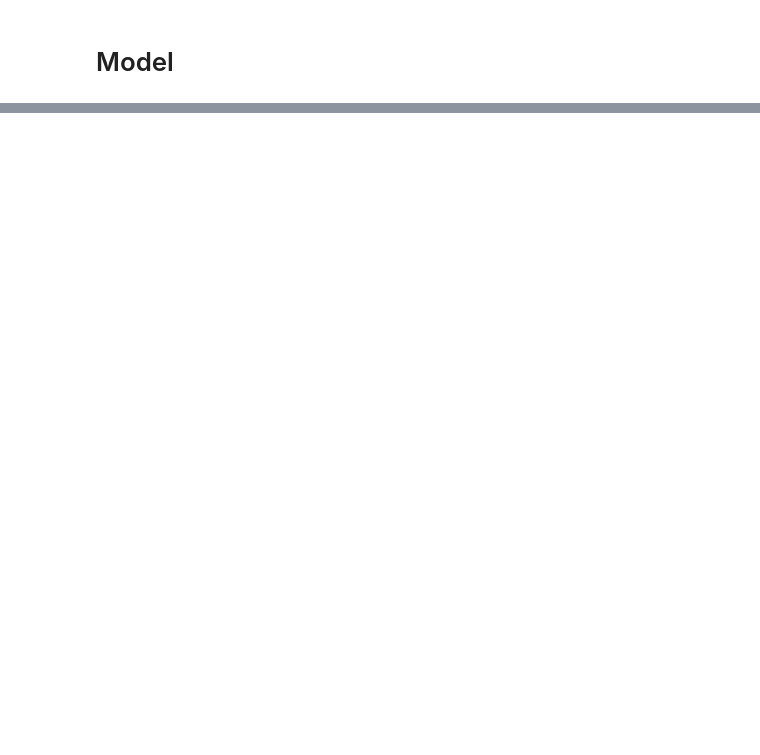
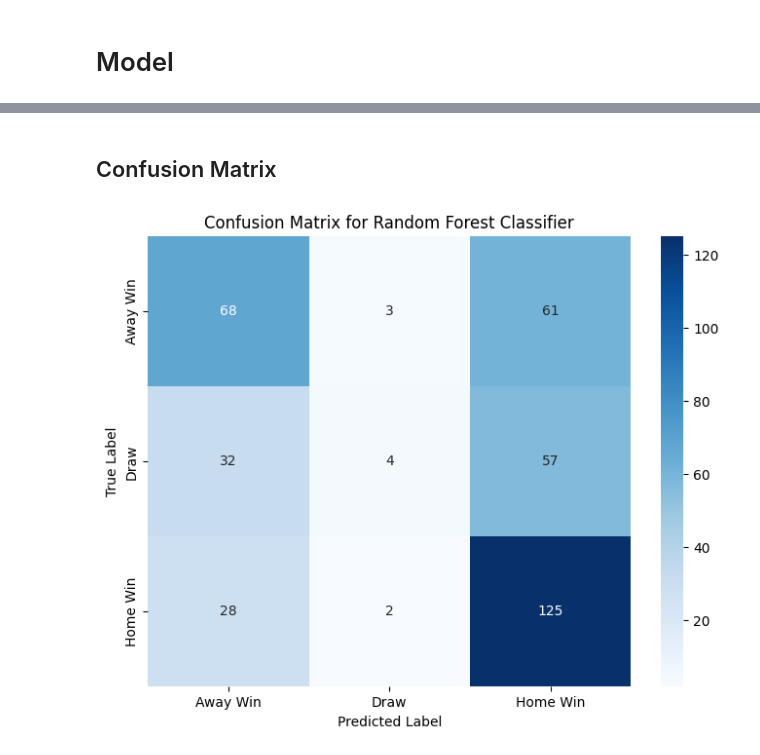
Before and after one commit to venti-sei/Bet26, a Jupyter notebook: random_forest_classification.ipynb, the cells around one changed output, grey strips where cells are left out. Saved outputs shown, nothing was run; the diff lists cells and outputs as text; code cells hidden in the pictures; blank space fills up the shorter version.

Commit message:
Added the model, and encoding

```diff
--- a/random_forest_classification.ipynb
+++ b/random_forest_classification.ipynb
@@ -224,0 +404,21 @@ print(df['Season'].unique())
+# %%
+# Drop the 'Season' column from X_train and X_test
+# Check if 'Season' column exists before dropping to avoid errors
+if 'Season' in X_train.columns:
+    X_train = X_train.drop('Season', axis=1)
+    print("Season column dropped from X_train.")
+else:
+    print("Season column not found in X_train.")
+
+if 'Season' in X_test.columns:
+    X_test = X_test.drop('Season', axis=1)
+    print("Season column dropped from X_test.")
+else:
+    print("Season column not found in X_test.")
+
+print("\nUpdated shapes:")
+print("Shape of X_train:", X_train.shape)
+print("Shape of X_test:", X_test.shape)
+
+print("\nFirst 5 rows of X_train after dropping Season:")
+display(X_train.head())
@@ -226,0 +486,26 @@ print(df['Season'].unique())
+# %% [markdown]
+## Confusion Matrix
+# %%
+import matplotlib.pyplot as plt
+import seaborn as sns
+from sklearn.metrics import confusion_matrix
+
+# Assuming y_test and y_pred from the last model training are available
+# If not, you might need to re-run the model fitting cell
+
+# Calculate the confusion matrix
+cm = confusion_matrix(y_test, y_pred)
+
+# Get class labels (assuming 0, 1, 2 correspond to A, D, H respectively from LabelEncoder)
+# If you need to verify the exact mapping, you would need the original LabelEncoder object.
+class_labels = ['Away Win', 'Draw', 'Home Win']
+
+plt.figure(figsize=(8, 6))
+sns.heatmap(cm, annot=True, fmt='d', cmap='Blues',
+            xticklabels=class_labels, yticklabels=class_labels)
+plt.title('Confusion Matrix for Random Forest Classifier')
+plt.xlabel('Predicted Label')
+plt.ylabel('True Label')
+plt.show()
+# %% [output]
+[figure, added]
```
Also changed, not shown: parts of 20 cells of this notebook.
